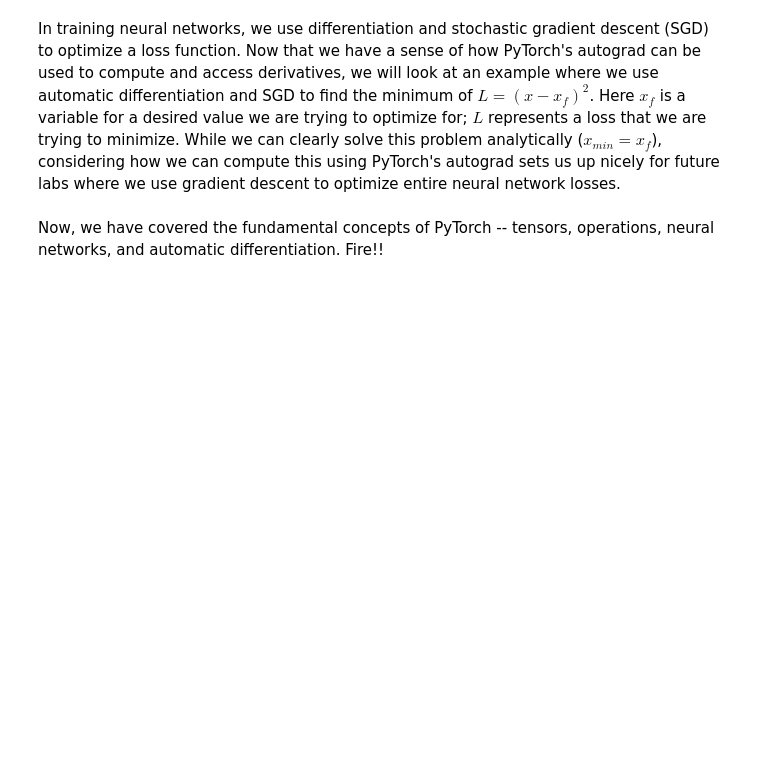
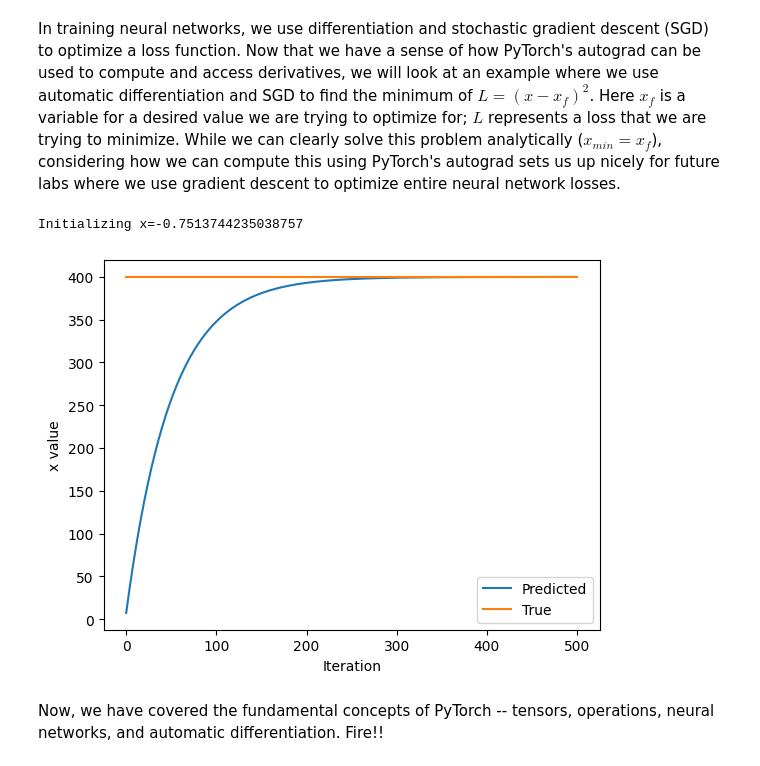
Before and after one commit to raraujor/introtodeeplearning, a Jupyter notebook: lab1/PT_Part1_Intro.ipynb, the cells around one changed output. Saved outputs shown, nothing was run; the diff lists cells and outputs as text; code cells hidden in the pictures; blank space fills up the shorter version.

```diff
--- a/lab1/PT_Part1_Intro.ipynb
+++ b/lab1/PT_Part1_Intro.ipynb
@@ -321,33 +344,36 @@ In training neural networks, we use differentiation and stochastic gradient desc
 x = torch.randn(1)
 print(f"Initializing x={x.item()}")
 
 learning_rate = 1e-2  # Learning rate
 history = []
 x_f = 4  # Target value
 
 
 # We will run gradient descent for a number of iterations. At each iteration, we compute the loss,
 #   compute the derivative of the loss with respect to x, and perform the update.
 for i in range(500):
     x = torch.tensor([x], requires_grad=True)
 
     # TODO: Compute the loss as the square of the difference between x and x_f
-    loss = # TODO
+    loss = (x - x_f) ** 2
 
     # Backpropagate through the loss to compute gradients
     loss.backward()
 
     # Update x with gradient descent
     x = x.item() - learning_rate * x.grad
 
     history.append(x.item())
 
 # Plot the evolution of x as we optimize toward x_f!
 plt.plot(history)
 plt.plot([0, 500], [x_f, x_f])
 plt.legend(('Predicted', 'True'))
 plt.xlabel('Iteration')
 plt.ylabel('x value')
 plt.show()
+# %% [output]
+Initializing x=-0.7513744235038757
+[figure, added]
 # %% [markdown]
 Now, we have covered the fundamental concepts of PyTorch -- tensors, operations, neural networks, and automatic differentiation. Fire!!
```
Also changed, not shown: parts of 9 cells of this notebook.
